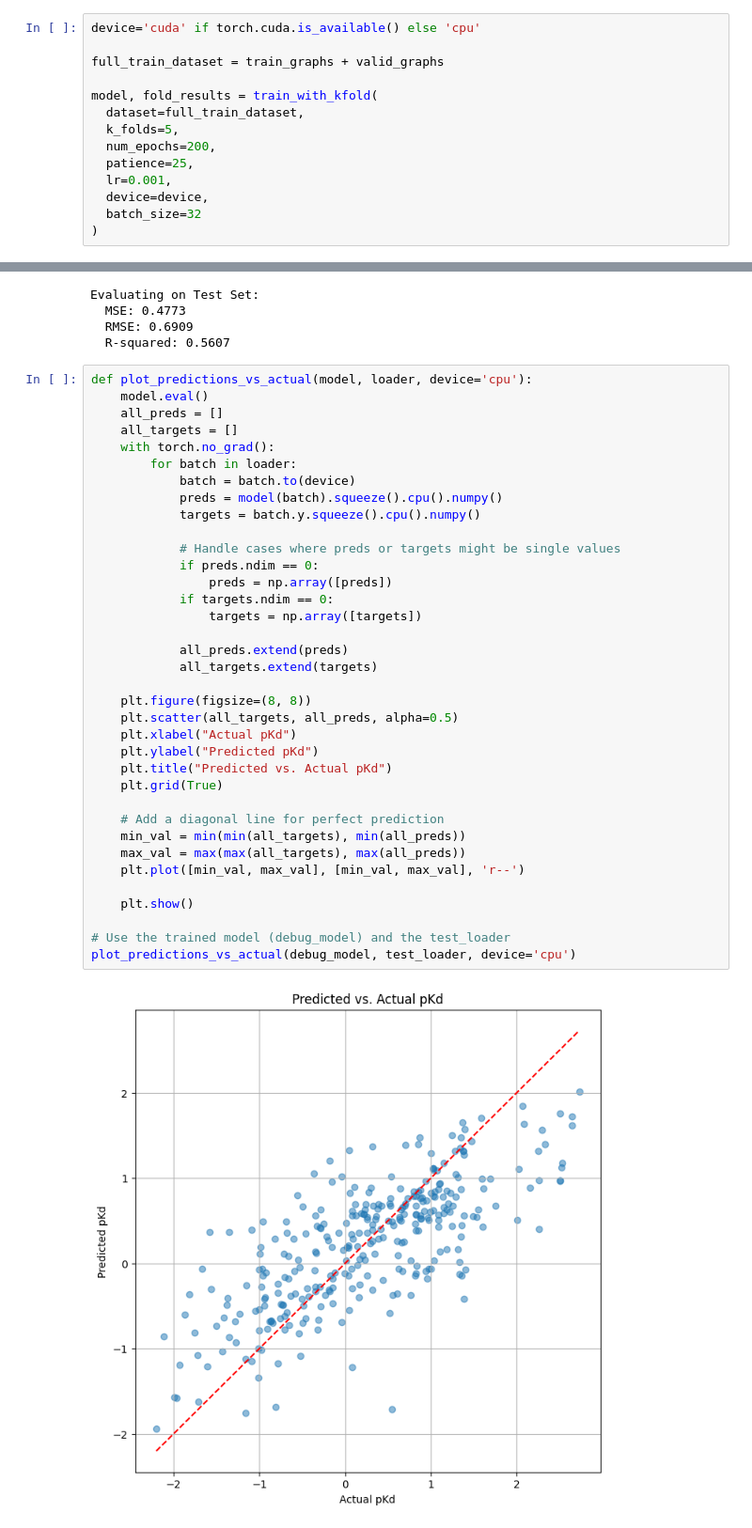
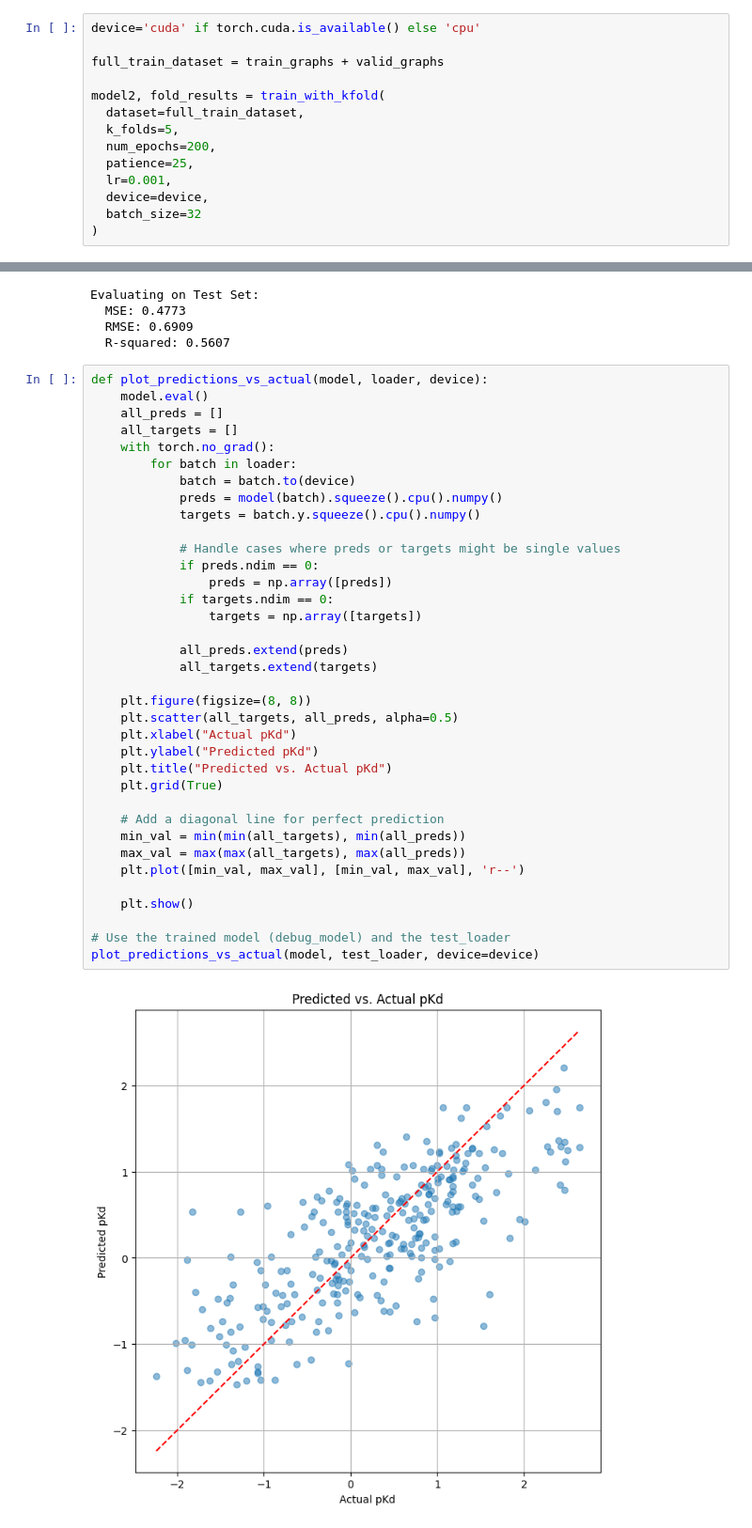
Before and after one commit to james-yu2005/Affi-NN-ity, a Jupyter notebook: PDBBindAdvancedProteinEmbeddingWMorganFingerprints.ipynb, the cells around one changed output, grey strips where cells are left out. Shown at 94% size. Cells and saved outputs as stored; diff of their text form.

```diff
--- a/PDBBindAdvancedProteinEmbeddingWMorganFingerprints.ipynb
+++ b/PDBBindAdvancedProteinEmbeddingWMorganFingerprints.ipynb
@@ -571,7 +574,7 @@ device='cuda' if torch.cuda.is_available() else 'cpu'
 
 full_train_dataset = train_graphs + valid_graphs
 
-model, fold_results = train_with_kfold(
+model2, fold_results = train_with_kfold(
   dataset=full_train_dataset,
   k_folds=5,
   num_epochs=200,
@@ -643,7 +638,7 @@ Evaluating on Test Set:
   RMSE: 0.6909
   R-squared: 0.5607
 # %%
-def plot_predictions_vs_actual(model, loader, device='cpu'):
+def plot_predictions_vs_actual(model, loader, device):
     model.eval()
     all_preds = []
     all_targets = []
@@ -651,32 +646,32 @@ def plot_predictions_vs_actual(model, loader, device='cpu'):
         for batch in loader:
             batch = batch.to(device)
             preds = model(batch).squeeze().cpu().numpy()
             targets = batch.y.squeeze().cpu().numpy()
 
             # Handle cases where preds or targets might be single values
             if preds.ndim == 0:
                 preds = np.array([preds])
             if targets.ndim == 0:
                 targets = np.array([targets])
 
             all_preds.extend(preds)
             all_targets.extend(targets)
 
     plt.figure(figsize=(8, 8))
     plt.scatter(all_targets, all_preds, alpha=0.5)
     plt.xlabel("Actual pKd")
     plt.ylabel("Predicted pKd")
     plt.title("Predicted vs. Actual pKd")
     plt.grid(True)
 
     # Add a diagonal line for perfect prediction
     min_val = min(min(all_targets), min(all_preds))
     max_val = max(max(all_targets), max(all_preds))
     plt.plot([min_val, max_val], [min_val, max_val], 'r--')
 
     plt.show()
 
 # Use the trained model (debug_model) and the test_loader
-plot_predictions_vs_actual(debug_model, test_loader, device='cpu')
+plot_predictions_vs_actual(model, test_loader, device=device)
 # %% [output]
-[figure, old version]
+[figure, new version]
```
Also changed, not shown: parts of 3 cells of this notebook.
